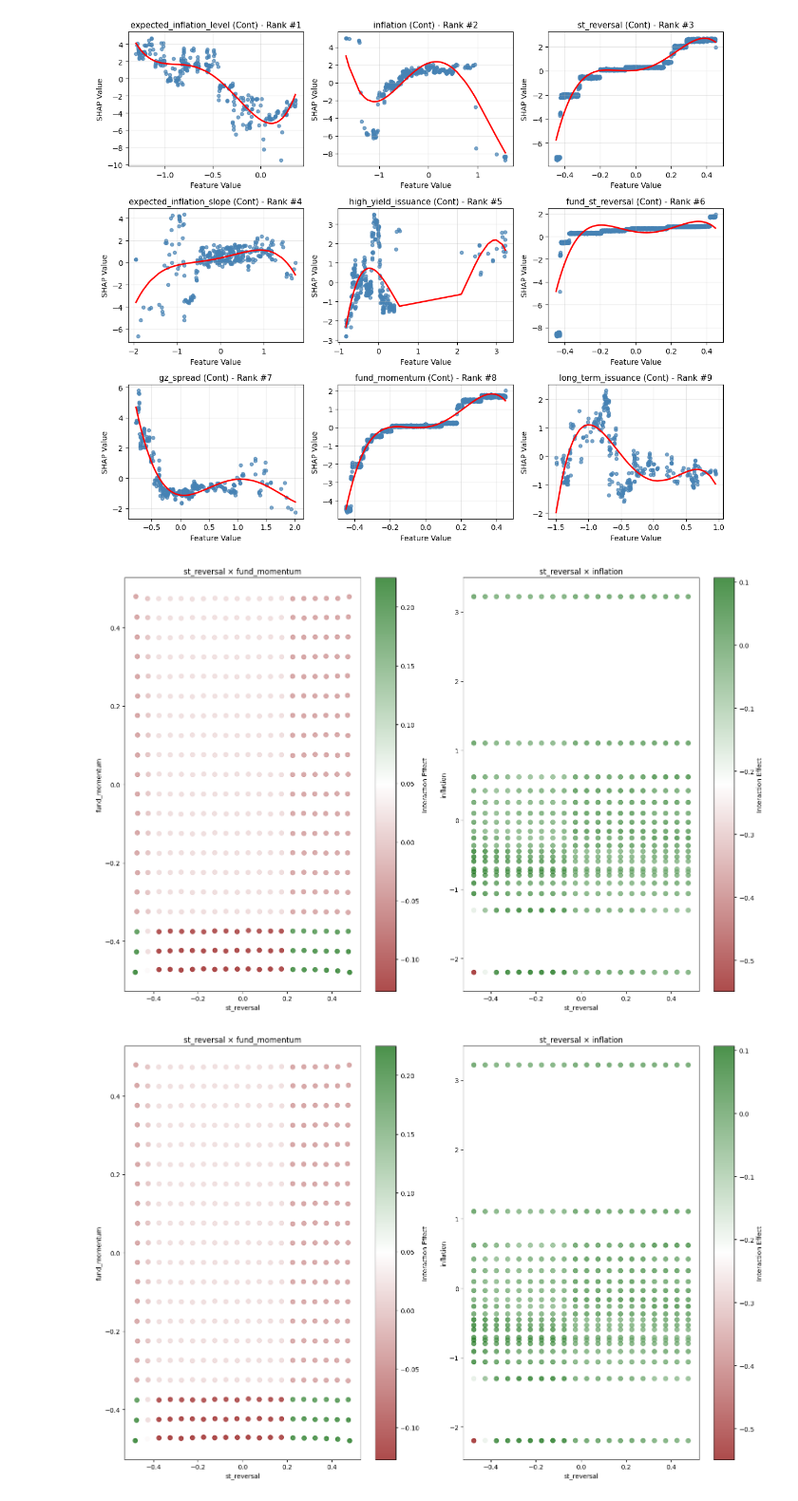
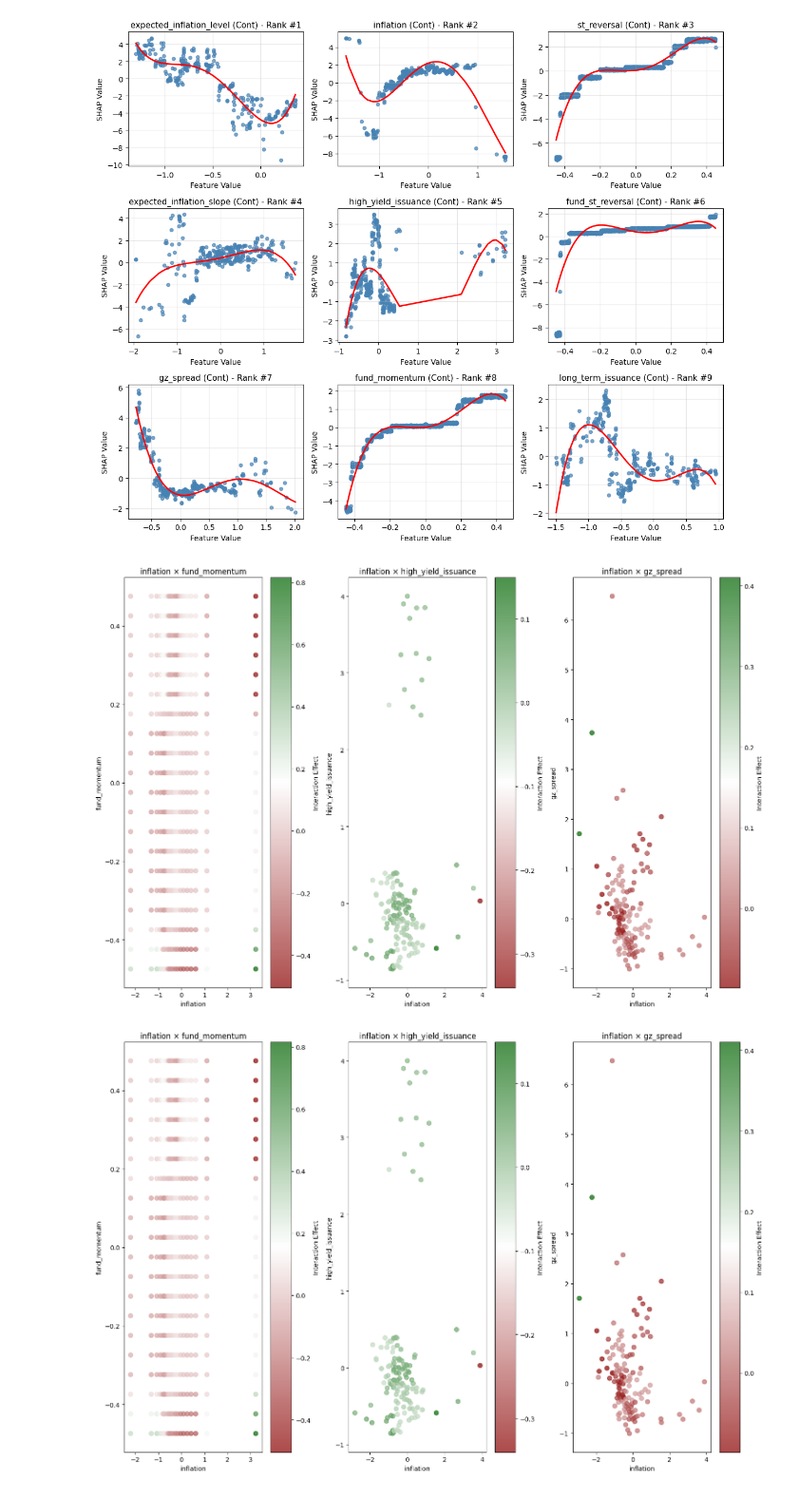
Before and after one commit to AlvisYan2025/sensitivityanalysisfunctions, a Jupyter notebook: new_plot.ipynb, the cells around one changed output. Shown: that part at 95% size. Drawn from its saved outputs; the diff is of its cells as text; code cells hidden in the pictures.

Commit message:
update interactionanalysis

```diff
--- a/new_plot.ipynb
+++ b/new_plot.ipynb
@@ -453,17 +450,17 @@ Categorical: []
 # %%
 #interaction values
 shap_interaction_values = explainer.shap_interaction_values(X_test)
-main_feature = 'st_reversal'
-interaction_features = ['fund_momentum', 'inflation']
+main_feature = 'inflation'
+interaction_features = ['fund_momentum', 'high_yield_issuance', 'gz_spread']
 plot_shap_interactions(
     shap_interaction_values=shap_interaction_values,
     X_test=X_test,
     feature_names=feature_names,
     main_feature=main_feature,
     interaction_features=interaction_features,
     figsize=(15, 10),
     save_path=None
 )
 # %% [output]
-[figure, old version]
+[figure, new version]
-[figure, old version]
+[figure, new version]
```
Also changed, not shown: parts of 2 cells of this notebook.
